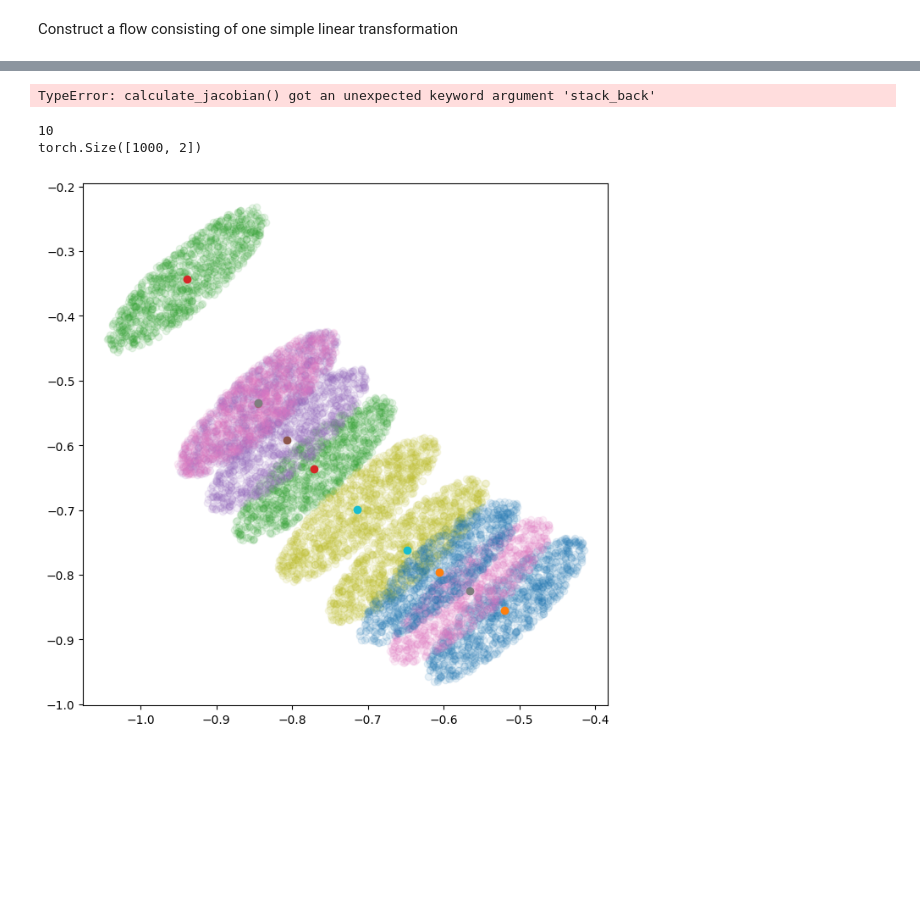
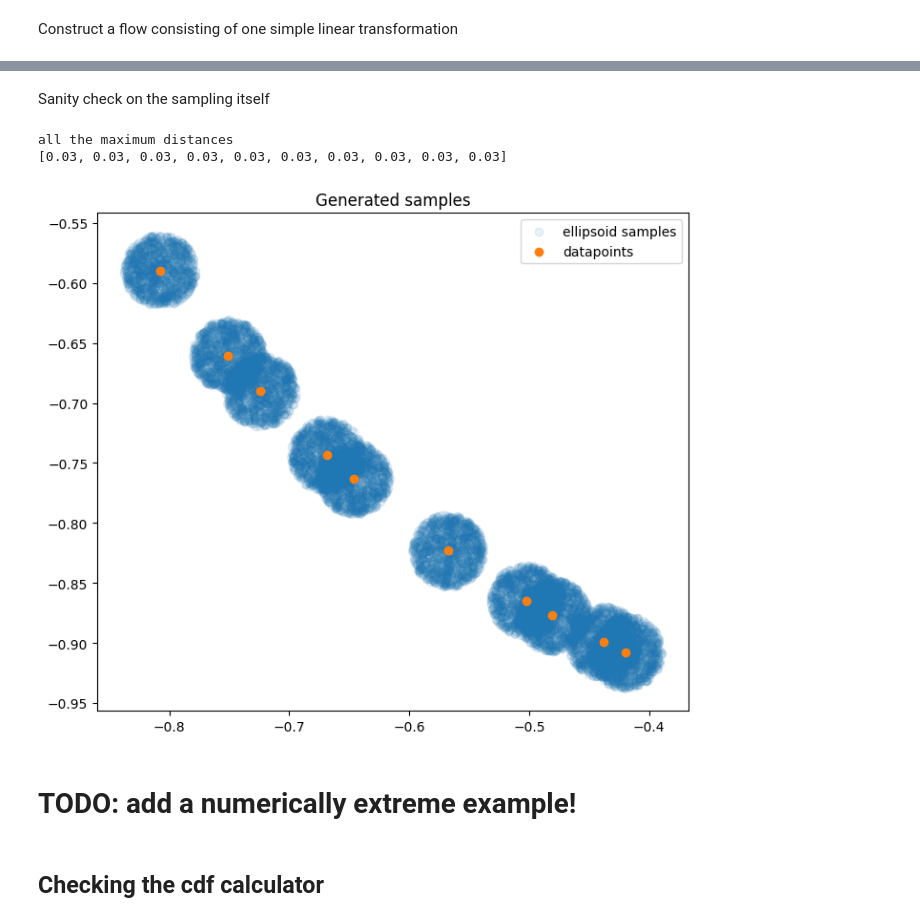
Before and after one commit to HamidrezaKmK/ood-detection, a Jupyter notebook: notebooks/ood_toy_example.ipynb, the cells around one changed output, grey strips where cells are left out. Drawn from its saved outputs; the diff is of its cells as text; code cells hidden in the pictures; blank space fills up the shorter version.

```diff
--- a/notebooks/ood_toy_example.ipynb
+++ b/notebooks/ood_toy_example.ipynb
@@ -82,14 +109,17 @@ from ood.methods.linear_approximations.encoding_model import EncodingFlow
 
 ellipsoid_calc = EllipsoidCDFStatsCalculator(
     flow,
+    atol=0.001,
+    lim=10000,
     encoding_model_class = EncodingFlow,
     encoding_model_args = {
-        'use_functorch': False,
-        'use_forward_mode': False,
-        'use_vmap': True,
+        'use_functorch': True,
+        'use_forward_mode': True,
+        'use_vmap': False,
         'chunk_size': 1,
+        'diff_transform': False,
     },
-    verbose=1
+    verbose=1,
 )
 # create a dataloader out of the first 3 batches of dataloader
 
@@ -157,20 +180,36 @@ Batch ended ---
-# %%
-
-
-ellipsoid_samples = ellipsoid_calc.sample(0.01, sampling_loader, 1000)
-# %% [output]
-TypeError: calculate_jacobian() got an unexpected keyword argument 'stack_back'
-# %%
-print(len(ellipsoid_samples))
-print(ellipsoid_samples[0].shape)
-# %% [output]
-10
-torch.Size([1000, 2])
-# %%
-plt.figure(figsize=(8, 8))
-for sample, dvec in zip(ellipsoid_samples, data_vec):
-    plt.scatter(sample[:, 0].cpu(), sample[:, 1].cpu(), alpha=0.1)
-    plt.scatter(dvec[:1].cpu(), dvec[1:].cpu())
-plt.show()
-# %% [output]
-[figure, removed]
+# %% [markdown]
+Sanity check on the sampling itself
+# %%
+# sample from the ellipsoids and then visualize
+
+ellipsoid_samples = ellipsoid_calc.sample(0.03, sampling_loader, 1000, disregard_radii=False)
+
+all_samples_ = []
+all_dvec_ = []
+all_dist = []
+for sample, dvec in zip(ellipsoid_samples, data_vec):
+    all_samples_.append(sample.cpu())
+    all_dvec_.append(dvec.cpu().unsqueeze(0))
+    dist = torch.norm(sample.cpu() - dvec.cpu().repeat(sample.shape[0], 1), p = 2, dim=1)
+    all_dist.append(round(dist.max().item(), 3))
+
+print("all the maximum distances")
+print(all_dist)
+
+plot_with_pca(
+    [torch.cat(all_samples_, dim=0), torch.cat(all_dvec_, dim=0)],
+    ["ellipsoid samples", "datapoints"],
+    alphas=[0.1, 1.0],
+    title="Generated samples"
+)
+#     plt.scatter(sample[:, 0].cpu(), sample[:, 1].cpu(), alpha=0.1)
+#     plt.scatter(dvec[:1].cpu(), dvec[1:].cpu())
+# plt.show()
+# %% [output]
+all the maximum distances
+[0.03, 0.03, 0.03, 0.03, 0.03, 0.03, 0.03, 0.03, 0.03, 0.03]
+[figure, added]
+# %% [markdown]
+# TODO: add a numerically extreme example!
+# %% [markdown]
+## Checking the cdf calculator
```
Also changed, not shown: parts of 19 cells of this notebook, 14 other files.
